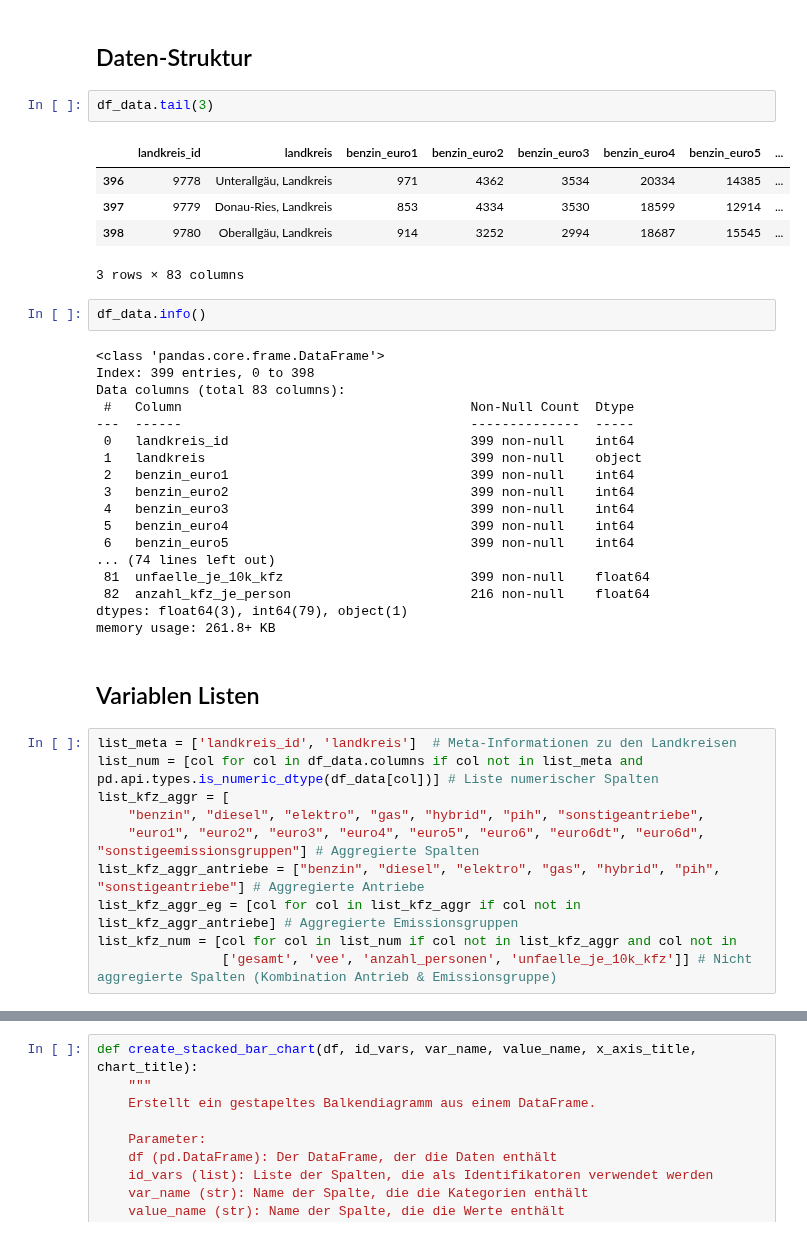
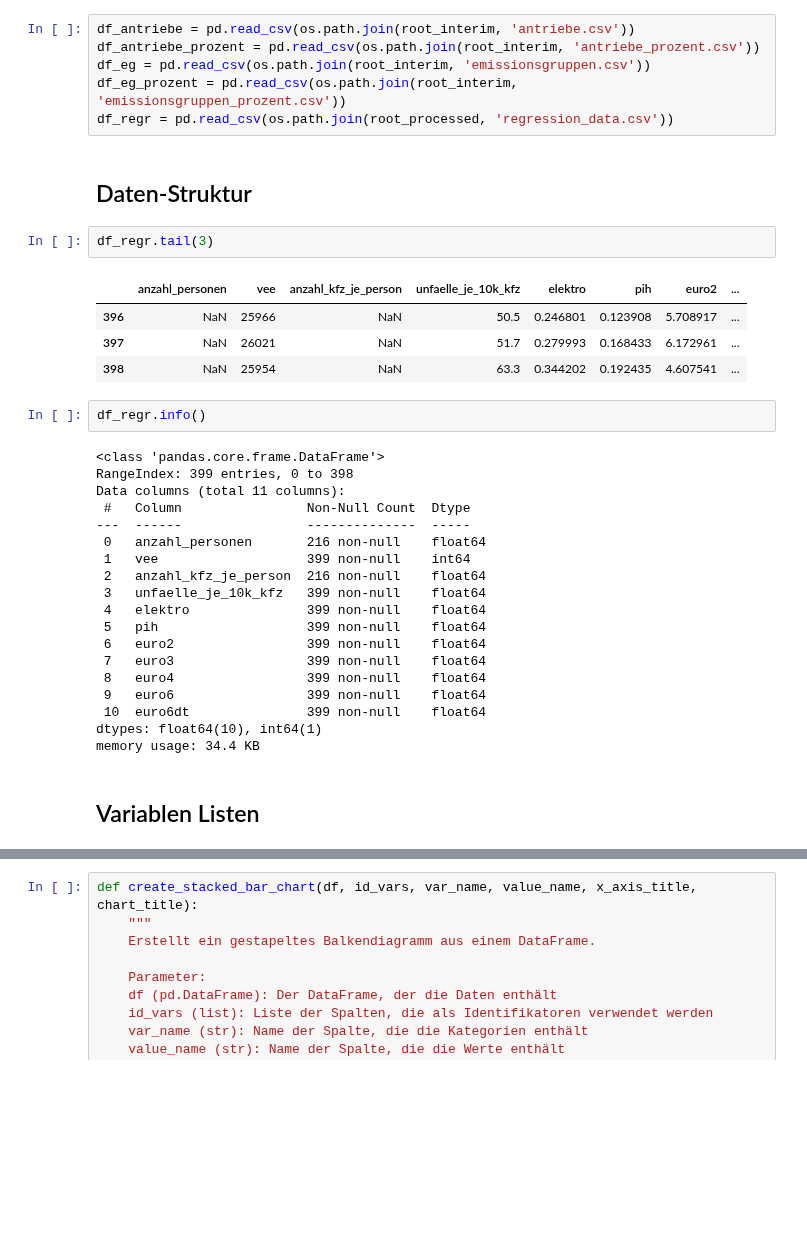
Before and after one commit to mn086/project, a Jupyter notebook: notebooks/02_exploratory-analysis.ipynb, the cells around one changed output, grey strips where cells are left out. Saved outputs shown, nothing was run; the diff lists cells and outputs as text; blank space fills up the shorter version.

```diff
--- a/notebooks/02_exploratory-analysis.ipynb
+++ b/notebooks/02_exploratory-analysis.ipynb
@@ -28,42 +24,38 @@ df_data = pd.read_csv(os.path.join(root_processed, data), index_col=0) # Datafra
+# %%
+df_antriebe = pd.read_csv(os.path.join(root_interim, 'antriebe.csv'))
+df_antriebe_prozent = pd.read_csv(os.path.join(root_interim, 'antriebe_prozent.csv'))
+df_eg = pd.read_csv(os.path.join(root_interim, 'emissionsgruppen.csv'))
+df_eg_prozent = pd.read_csv(os.path.join(root_interim, 'emissionsgruppen_prozent.csv'))
+df_regr = pd.read_csv(os.path.join(root_processed, 'regression_data.csv'))
 # %% [markdown]
 ## Daten-Struktur
 # %%
-df_data.tail(3)
+df_regr.tail(3)
 # %% [output]
-|  | landkreis_id | landkreis | benzin_euro1 | benzin_euro2 | benzin_euro3 | benzin_euro4 | benzin_euro5 | ... |
-| 396 | 9778 | Unterallgäu, Landkreis | 971 | 4362 | 3534 | 20334 | 14385 | ... |
-| 397 | 9779 | Donau-Ries, Landkreis | 853 | 4334 | 3530 | 18599 | 12914 | ... |
-| 398 | 9780 | Oberallgäu, Landkreis | 914 | 3252 | 2994 | 18687 | 15545 | ... |
+|  | anzahl_personen | vee | anzahl_kfz_je_person | unfaelle_je_10k_kfz | elektro | pih | euro2 | ... |
+| 396 | NaN | 25966 | NaN | 50.5 | 0.246801 | 0.123908 | 5.708917 | ... |
+| 397 | NaN | 26021 | NaN | 51.7 | 0.279993 | 0.168433 | 6.172961 | ... |
+| 398 | NaN | 25954 | NaN | 63.3 | 0.344202 | 0.192435 | 4.607541 | ... |
-3 rows × 83 columns
 # %%
-df_data.info()
+df_regr.info()
 # %% [output]
 <class 'pandas.core.frame.DataFrame'>
-Index: 399 entries, 0 to 398
-Data columns (total 83 columns):
- #   Column                                     Non-Null Count  Dtype
----  ------                                     --------------  -----
- 0   landkreis_id                               399 non-null    int64
- 1   landkreis                                  399 non-null    object
- 2   benzin_euro1                               399 non-null    int64
- 3   benzin_euro2                               399 non-null    int64
- 4   benzin_euro3                               399 non-null    int64
- 5   benzin_euro4                               399 non-null    int64
- 6   benzin_euro5                               399 non-null    int64
-... (74 lines left out)
- 81  unfaelle_je_10k_kfz                        399 non-null    float64
- 82  anzahl_kfz_je_person                       216 non-null    float64
-dtypes: float64(3), int64(79), object(1)
-memory usage: 261.8+ KB
+RangeIndex: 399 entries, 0 to 398
+Data columns (total 11 columns):
+ #   Column                Non-Null Count  Dtype
+---  ------                --------------  -----
+ 0   anzahl_personen       216 non-null    float64
+ 1   vee                   399 non-null    int64
+ 2   anzahl_kfz_je_person  216 non-null    float64
+ 3   unfaelle_je_10k_kfz   399 non-null    float64
+ 4   elektro               399 non-null    float64
+ 5   pih                   399 non-null    float64
+ 6   euro2                 399 non-null    float64
+ 7   euro3                 399 non-null    float64
+ 8   euro4                 399 non-null    float64
+ 9   euro6                 399 non-null    float64
+ 10  euro6dt               399 non-null    float64
+dtypes: float64(10), int64(1)
+memory usage: 34.4 KB
 # %% [markdown]
 ## Variablen Listen
-# %%
-list_meta = ['landkreis_id', 'landkreis']  # Meta-Informationen zu den Landkreisen
-list_num = [col for col in df_data.columns if col not in list_meta and pd.api.types.is_numeric_dtype(df_data[col])] # Liste numerischer Spalten
-list_kfz_aggr = [
-    "benzin", "diesel", "elektro", "gas", "hybrid", "pih", "sonstigeantriebe",
-    "euro1", "euro2", "euro3", "euro4", "euro5", "euro6", "euro6dt", "euro6d", "sonstigeemissionsgruppen"] # Aggregierte Spalten
-list_kfz_aggr_antriebe = ["benzin", "diesel", "elektro", "gas", "hybrid", "pih", "sonstigeantriebe"] # Aggregierte Antriebe
-list_kfz_aggr_eg = [col for col in list_kfz_aggr if col not in list_kfz_aggr_antriebe] # Aggregierte Emissionsgruppen
-list_kfz_num = [col for col in list_num if col not in list_kfz_aggr and col not in
-                ['gesamt', 'vee', 'anzahl_personen', 'unfaelle_je_10k_kfz']] # Nicht aggregierte Spalten (Kombination Antrieb & Emissionsgruppe)
```
Also changed, not shown: parts of 15 cells of this notebook, 7 other files.
